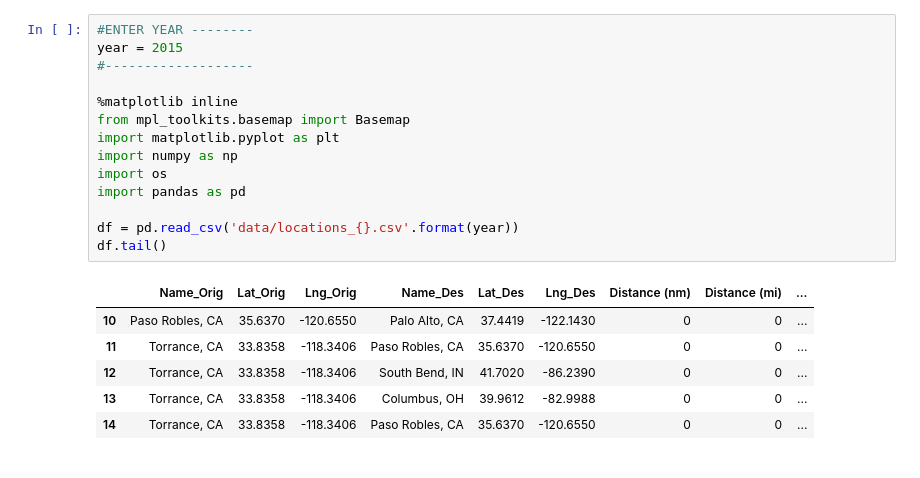
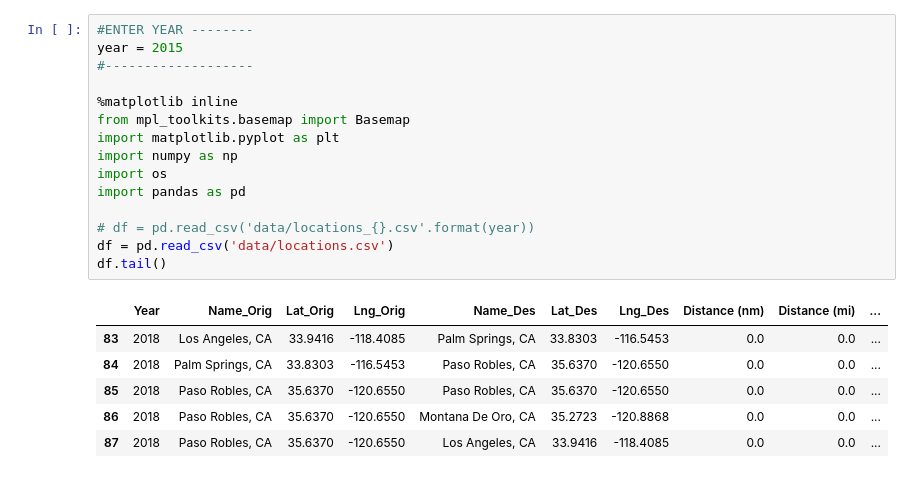
Before and after one commit to mkudija/Map-Tools, a Jupyter notebook: (2)_plot_trips.ipynb, the cells around one changed output. Drawn from its saved outputs; the diff is of its cells as text.

```diff
--- a/(2)_plot_trips.ipynb
+++ b/(2)_plot_trips.ipynb
@@ -1,22 +1,23 @@
 # %%
 #ENTER YEAR --------
 year = 2015
 #-------------------
 
 %matplotlib inline
 from mpl_toolkits.basemap import Basemap
 import matplotlib.pyplot as plt
 import numpy as np
 import os
 import pandas as pd
 
-df = pd.read_csv('data/locations_{}.csv'.format(year))
+# df = pd.read_csv('data/locations_{}.csv'.format(year))
+df = pd.read_csv('data/locations.csv')
 df.tail()
 # %% [output]
-|  | Name_Orig | Lat_Orig | Lng_Orig | Name_Des | Lat_Des | Lng_Des | Distance (nm) | Distance (mi) | ... |
-| 10 | Paso Robles, CA | 35.6370 | -120.6550 | Palo Alto, CA | 37.4419 | -122.1430 | 0 | 0 | ... |
-| 11 | Torrance, CA | 33.8358 | -118.3406 | Paso Robles, CA | 35.6370 | -120.6550 | 0 | 0 | ... |
-| 12 | Torrance, CA | 33.8358 | -118.3406 | South Bend, IN | 41.7020 | -86.2390 | 0 | 0 | ... |
-| 13 | Torrance, CA | 33.8358 | -118.3406 | Columbus, OH | 39.9612 | -82.9988 | 0 | 0 | ... |
-| 14 | Torrance, CA | 33.8358 | -118.3406 | Paso Robles, CA | 35.6370 | -120.6550 | 0 | 0 | ... |
+|  | Year | Name_Orig | Lat_Orig | Lng_Orig | Name_Des | Lat_Des | Lng_Des | Distance (nm) | Distance (mi) | ... |
+| 83 | 2018 | Los Angeles, CA | 33.9416 | -118.4085 | Palm Springs, CA | 33.8303 | -116.5453 | 0.0 | 0.0 | ... |
+| 84 | 2018 | Palm Springs, CA | 33.8303 | -116.5453 | Paso Robles, CA | 35.6370 | -120.6550 | 0.0 | 0.0 | ... |
+| 85 | 2018 | Paso Robles, CA | 35.6370 | -120.6550 | Paso Robles, CA | 35.6370 | -120.6550 | 0.0 | 0.0 | ... |
+| 86 | 2018 | Paso Robles, CA | 35.6370 | -120.6550 | Montana De Oro, CA | 35.2723 | -120.8868 | 0.0 | 0.0 | ... |
+| 87 | 2018 | Paso Robles, CA | 35.6370 | -120.6550 | Los Angeles, CA | 33.9416 | -118.4085 | 0.0 | 0.0 | ... |
 # %%
```
Also changed, not shown: parts of 2 cells of this notebook, 5 other files.
